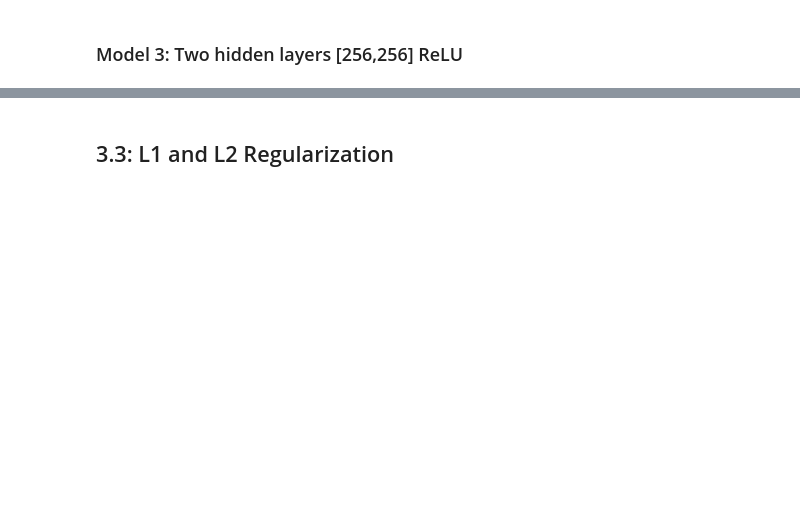
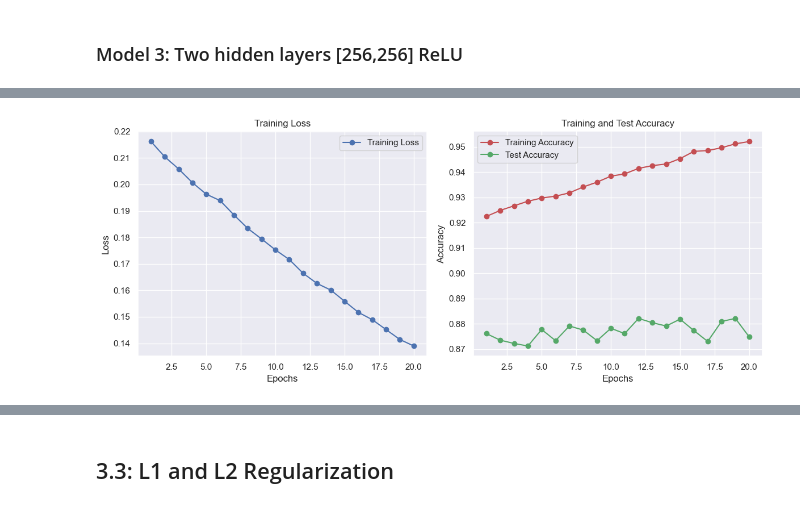
Before and after one commit to NickMilin/COMP551_A3, a Jupyter notebook: COMP551_A3.ipynb, the cells around one changed output, grey strips where cells are left out. Saved outputs shown, nothing was run; the diff lists cells and outputs as text; code cells hidden in the pictures; blank space fills up the shorter version.

```diff
--- a/COMP551_A3.ipynb
+++ b/COMP551_A3.ipynb
@@ -571,0 +592,7 @@ Model saved to saved_models/model_leakyrelu_backup.pkl
+# %%
+# Copy of model with 2 hidden layers with leaky ReLU activation function
+model3_leakyReLU = copy.deepcopy(model3_ReLU)
+model3_leakyReLU.activation_function = leakyRelu()
+model3_leakyReLU.fit(train_loader, test_loader, 0.01, 20)
+model3_leakyReLU.plot_history()
+# %% [output]
@@ -572 +616,2 @@ Model saved to saved_models/model_leakyrelu_backup.pkl
+[figure, added]
 # %%
```
Also changed, not shown: parts of 29 cells of this notebook, 20 other files.
